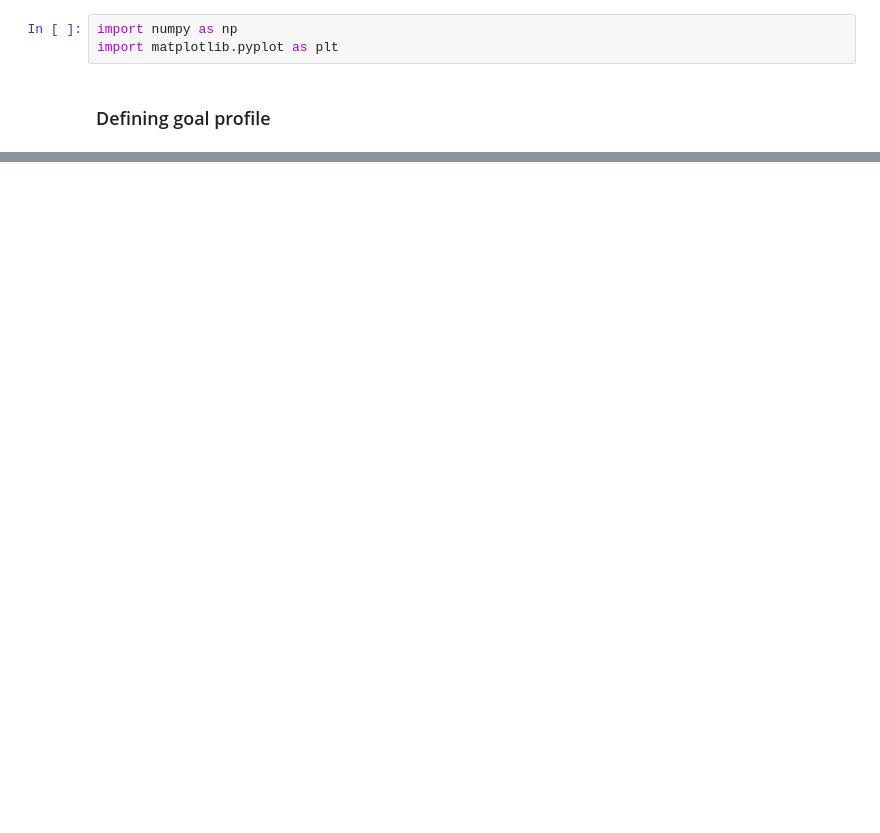
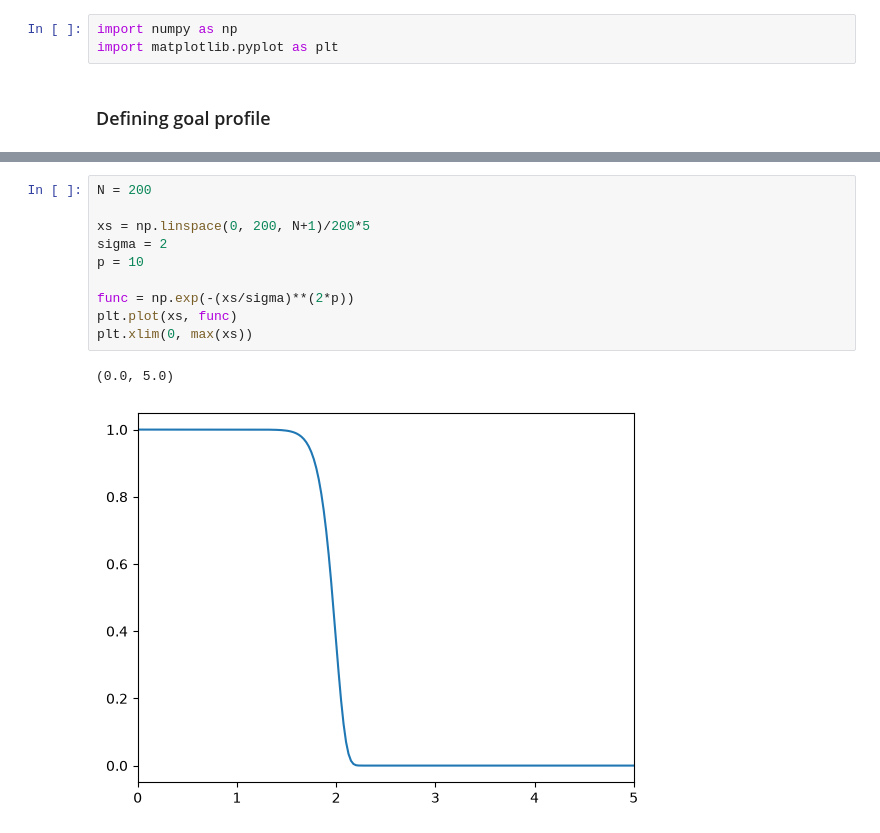
Before and after one commit to mlimonv12/MPTH-project, a Jupyter notebook: circular_symmetry.ipynb, the cells around one changed output, grey strips where cells are left out. Cells and saved outputs as stored; diff of their text form; blank space fills up the shorter version.

```diff
--- a/circular_symmetry.ipynb
+++ b/circular_symmetry.ipynb
@@ -29,0 +148,13 @@ plt.plot(transform)
+# %%
+N = 200
+
+xs = np.linspace(0, 200, N+1)/200*5
+sigma = 2
+p = 10
+
+func = np.exp(-(xs/sigma)**(2*p))
+plt.plot(xs, func)
+plt.xlim(0, max(xs))
+# %% [output]
+(0.0, 5.0)
+[figure, added]
```
Also changed, not shown: parts of 8 cells of this notebook, 1 other file.
